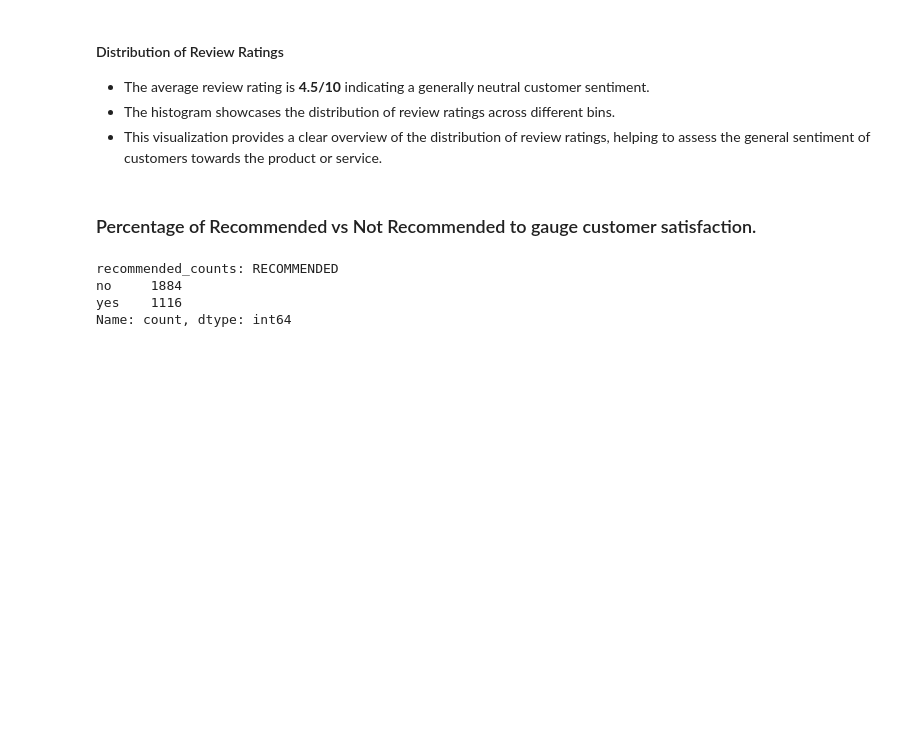
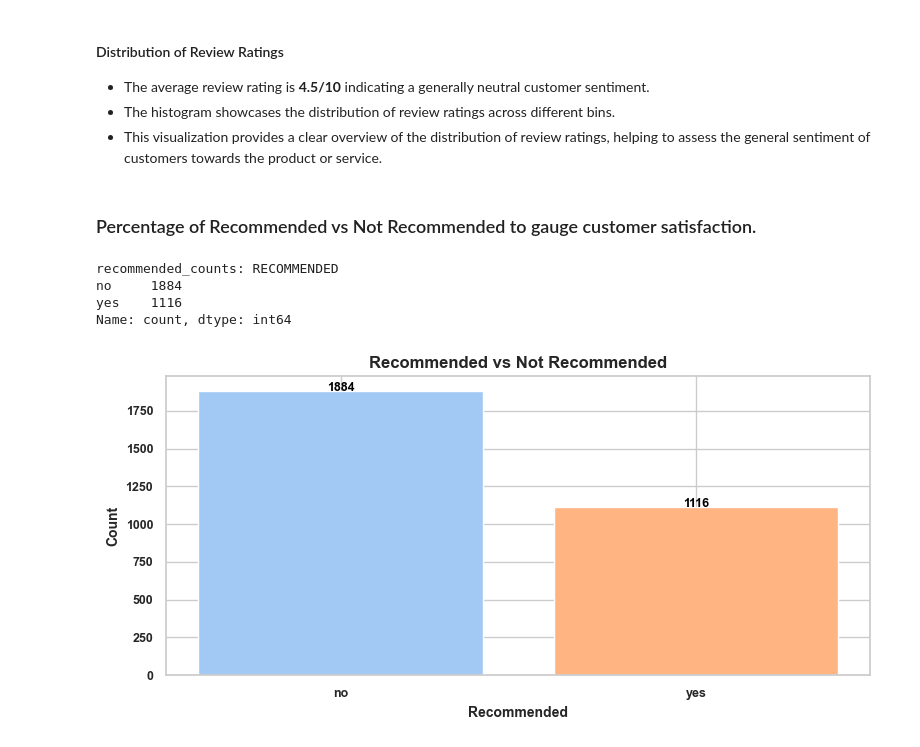
Before and after one commit to RIZWAN-VY/British_Airways_Virtual_Intership, a Jupyter notebook: Data_Analysis_and_Visualization.ipynb, the cells around one changed output. Drawn from its saved outputs; the diff is of its cells as text; code cells hidden in the pictures; blank space fills up the shorter version.

Commit message:
Recommended vs Not Recommended chart

```diff
--- a/Data_Analysis_and_Visualization.ipynb
+++ b/Data_Analysis_and_Visualization.ipynb
@@ -191,3 +191,24 @@ recommended_counts: RECOMMENDED
 no     1884
 yes    1116
 Name: count, dtype: int64
+# %%
+sns.set(style="whitegrid")
+
+# Create a bar plot to visualize the counts
+plt.figure(figsize=(8,4))
+colors = sns.color_palette("pastel")  # Using a pastel color palette
+plt.bar(recommended_counts.index, recommended_counts.values, color=colors)
+plt.xlabel('Recommended', fontsize=10,fontweight='bold')
+plt.ylabel('Count', fontsize=10,fontweight='bold')
+plt.title('Recommended vs Not Recommended', fontsize=12,fontweight='bold')
+plt.xticks(fontsize=9,fontweight='bold')
+plt.yticks(fontsize=9,fontweight='bold')
+
+# Adding labels to the bars
+for i, count in enumerate(recommended_counts.values):
+    plt.text(i, count + 0.2, str(count), ha='center', fontsize=9, fontweight='bold', color='black')
+
+plt.tight_layout()
+plt.show()
+# %% [output]
+[figure, added]
```
